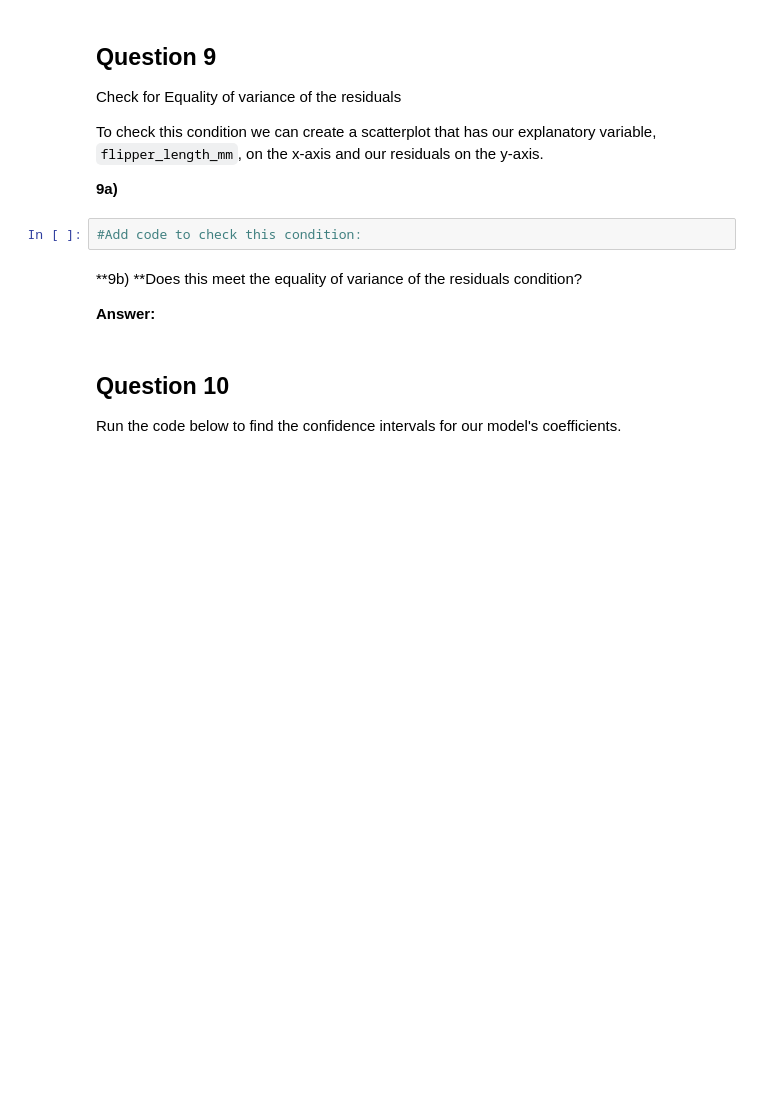
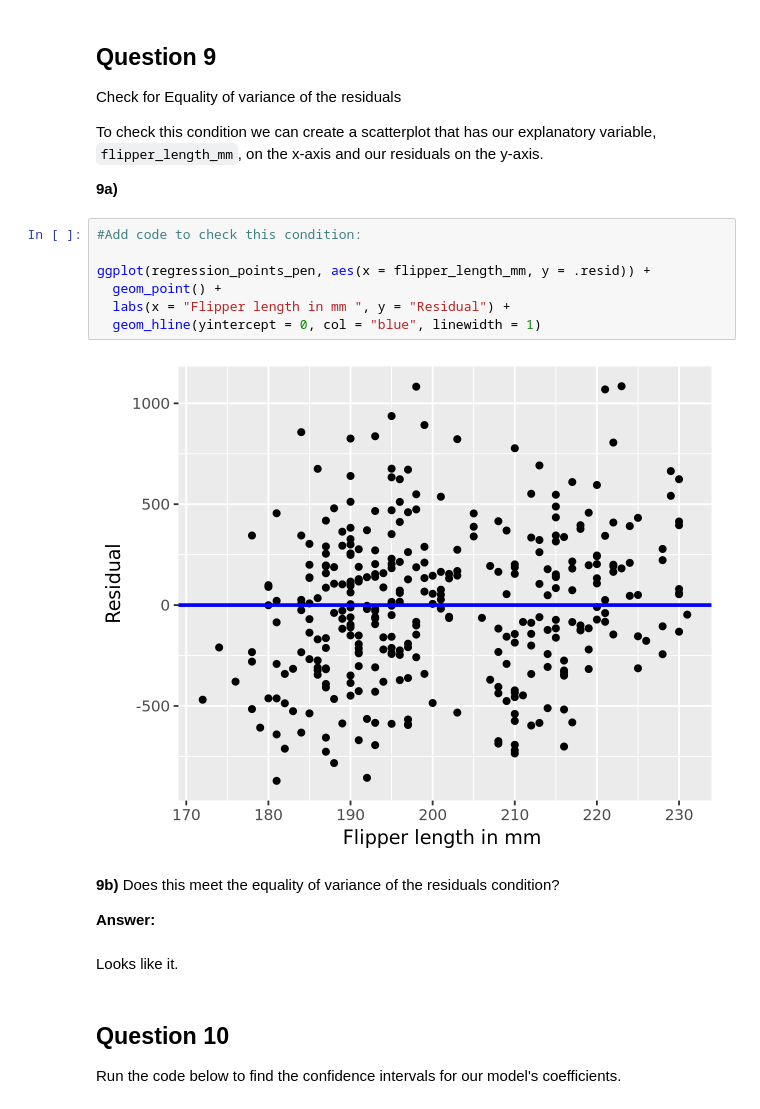
Before and after one commit to UNC-DATA-730/unit-10-assignment-setiadha-unc, a Jupyter notebook: agungsetiadha-assignment10.ipynb, the cells around one changed output. Saved outputs shown, nothing was run; the diff lists cells and outputs as text; blank space fills up the shorter version.

```diff
--- a/agungsetiadha-assignment10.ipynb
+++ b/agungsetiadha-assignment10.ipynb
@@ -401,11 +408,20 @@ residuals on the y-axis.
 **9a)**
 # %%
 #Add code to check this condition:
+
+ggplot(regression_points_pen, aes(x = flipper_length_mm, y = .resid)) +
+  geom_point() +
+  labs(x = "Flipper length in mm ", y = "Residual") +
+  geom_hline(yintercept = 0, col = "blue", linewidth = 1)
+# %% [output]
+[figure, added]
 # %% [markdown]
-**9b) **Does this meet the equality of variance of the residuals
+**9b)** Does this meet the equality of variance of the residuals
 condition?
 
 **Answer:**
+# %% [markdown]
+Looks like it.
 # %% [markdown]
 ## Question 10
 
```
Also changed, not shown: parts of 10 cells of this notebook.
